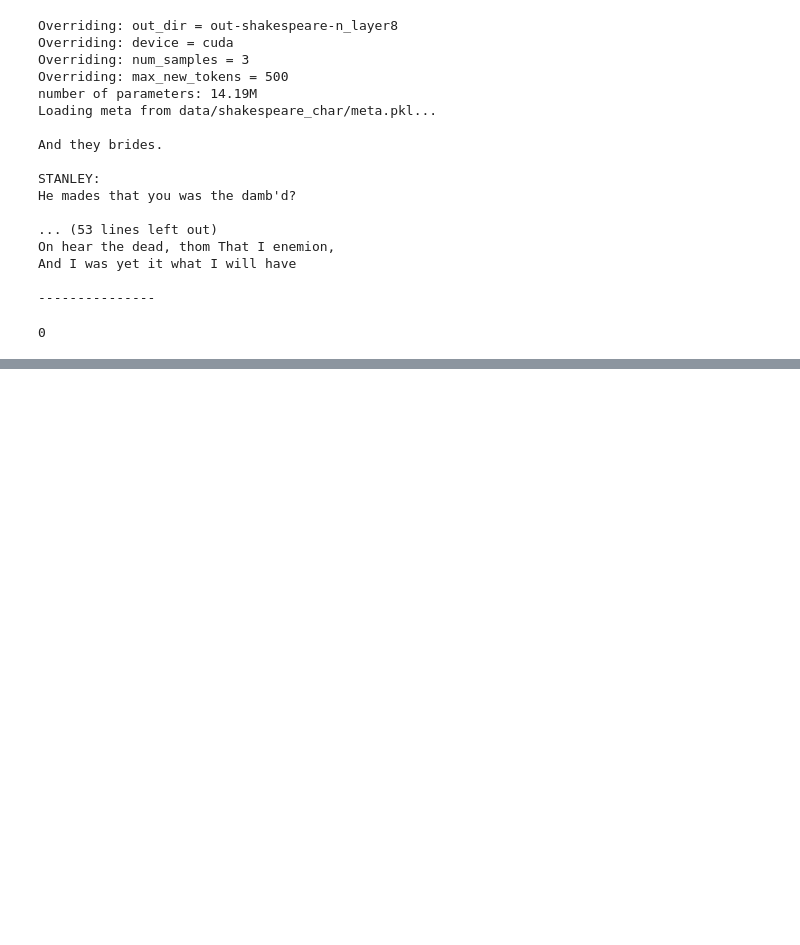
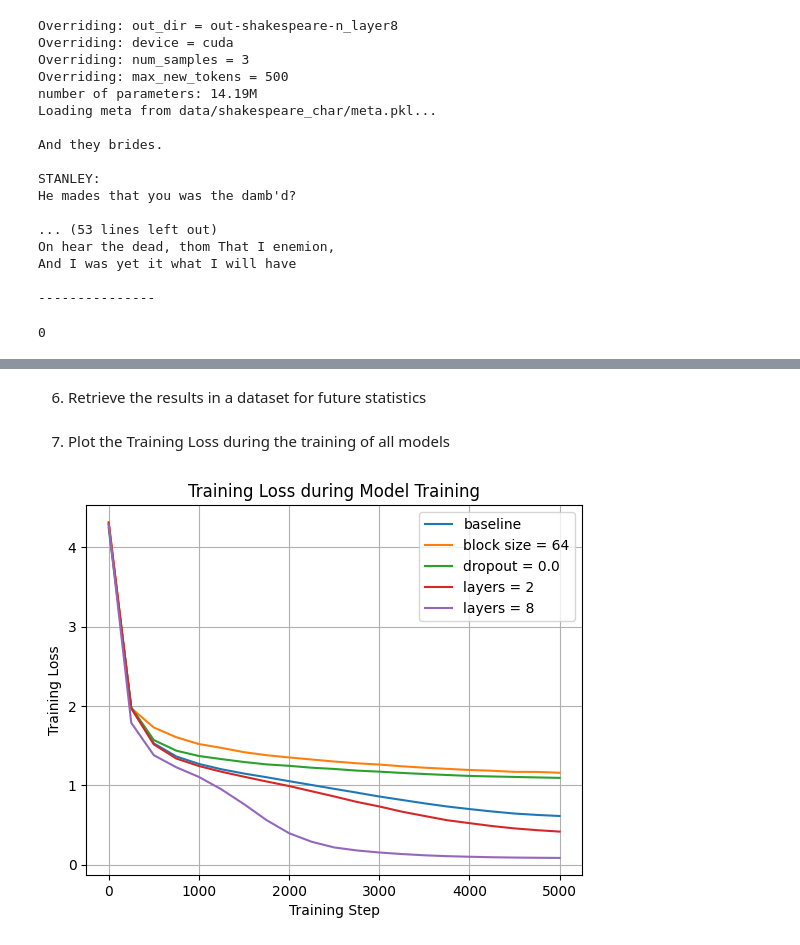
Before and after one commit to LucasKotter/nanoGPT, a Jupyter notebook: project.ipynb, the cells around one changed output, grey strips where cells are left out. Drawn from its saved outputs; the diff is of its cells as text; code cells hidden in the pictures; blank space fills up the shorter version.

Commit message:
Added plots and descriptions to the steps

```diff
--- a/project.ipynb
+++ b/project.ipynb
@@ -191,0 +154,41 @@ Apr 18 17:12:38 compiling the model... (takes a ~minute)
+# %% [markdown]
+6. Retrieve the results in a dataset for future statistics
+# %%
+import matplotlib.pyplot as plt
+import numpy as np
+
+# Parse the log file and build a matrix
+results = []  # Each row: [experiment, step, train_loss, val_loss]
+experiment_list = ['baseline', 'block size = 64', 'dropout = 0.0', 'layers = 2', 'layers = 8']
+count = 0
+
+for logfile in os.listdir('final logs'):
+    results.append([])
+    with open(f'final logs/{logfile}', 'r') as f:
+        for line in f:
+            match = re.search(r'step (\d+): train loss (\d+\.\d+), val loss (\d+\.\d+)', line)
+            if match:
+                step = int(match.group(1))
+                train_loss = float(match.group(2))
+                val_loss = float(match.group(3))
+                results[count].append([step, train_loss, val_loss])
+
+    f.close()
+    count += 1
+
+results = np.array(results)
+# %% [markdown]
+7. Plot the Training Loss during the training of all models
+# %%
+for experiment_num in range(len(results)):
+    experiment = results[experiment_num]
+    plt.plot(experiment.T[0], experiment.T[1], label=experiment_list[experiment_num])
+
+plt.title('Training Loss during Model Training')
+plt.xlabel('Training Step')
+plt.ylabel('Training Loss')
+plt.legend()
+plt.grid()
+plt.show()
+# %% [output]
+[figure, added]
```
Also changed, not shown: parts of 10 cells of this notebook.
